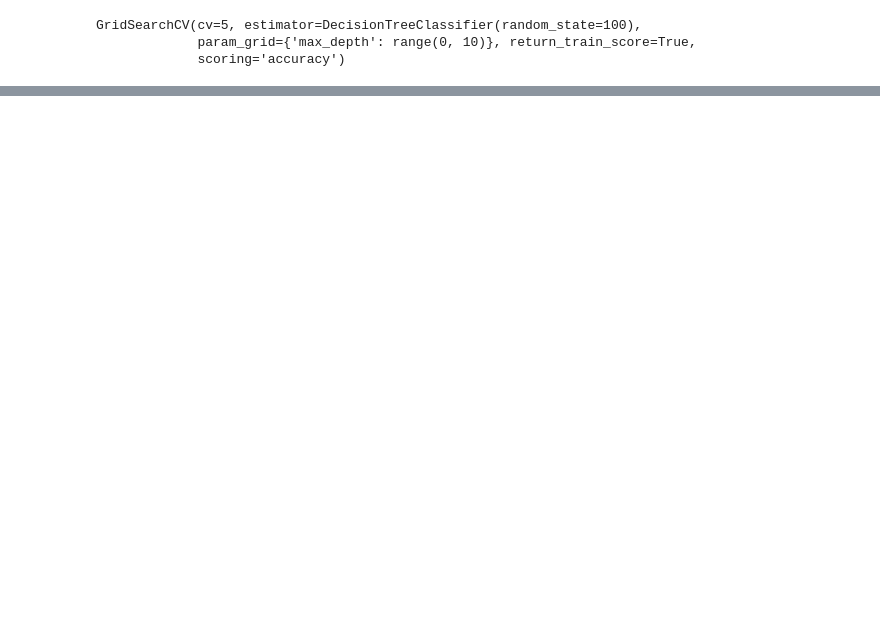
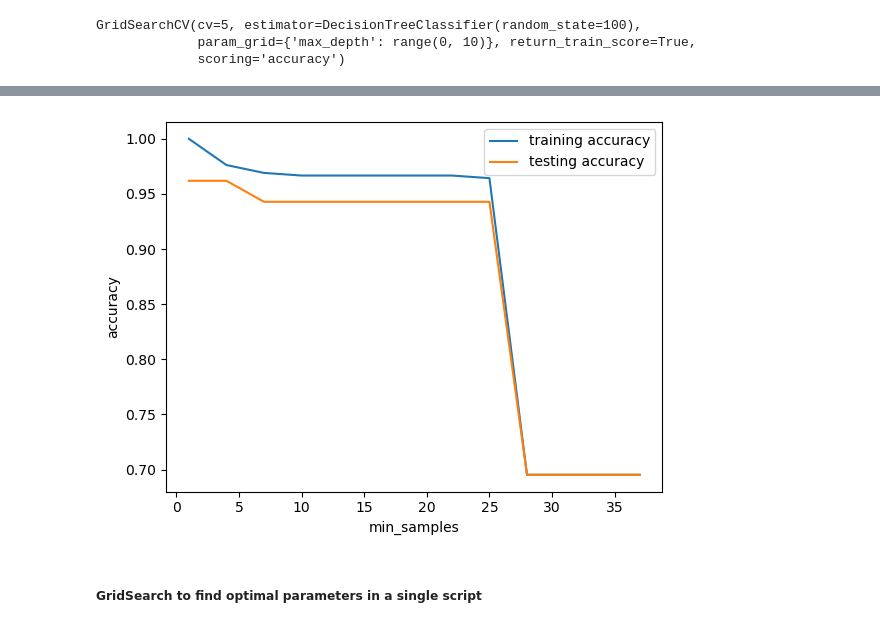
Before and after one commit to chauhan315/Classification, a Jupyter notebook: Iris Case-Decision Tree/Decision_Tree_Iris.ipynb, the cells around one changed output, grey strips where cells are left out. Drawn from its saved outputs; the diff is of its cells as text; code cells hidden in the pictures; blank space fills up the shorter version.

```diff
--- a/Iris Case-Decision Tree/Decision_Tree_Iris.ipynb
+++ b/Iris Case-Decision Tree/Decision_Tree_Iris.ipynb
@@ -184,0 +192,9 @@ KeyError: 'mean_training_score'
+# %%
+no_of_Kfolds = 5
+
+parameters2 = {"min_samples_leaf": range(1,40,3)}
+
+dtree2 = DecisionTreeClassifier(criterion='gini', random_state=100)
+
+tree2 = GridSearchCV(estimator=dtree2, param_grid=parameters2, return_train_score=True, cv=no_of_Kfolds, scoring='accuracy')
+tree2.fit(X_train, y_train)
@@ -184,0 +205,3 @@ KeyError: 'mean_training_score'
+# %%
+scores2 = pd.DataFrame(tree2.cv_results_)
+scores2.head()
@@ -184,0 +216,13 @@ KeyError: 'mean_training_score'
+# %%
+plt.figure()
+
+plt.plot(scores2['param_min_samples_leaf'], scores2['mean_train_score'], label='training accuracy')
+plt.plot(scores2['param_min_samples_leaf'], scores2['mean_test_score'], label='testing accuracy')
+plt.xlabel('min_samples')
+plt.ylabel('accuracy')
+plt.legend()
+plt.show()
+# %% [output]
+[figure, added]
+# %% [markdown]
+##### GridSearch to find optimal parameters in a single script
```
Also changed, not shown: parts of 15 cells of this notebook.
